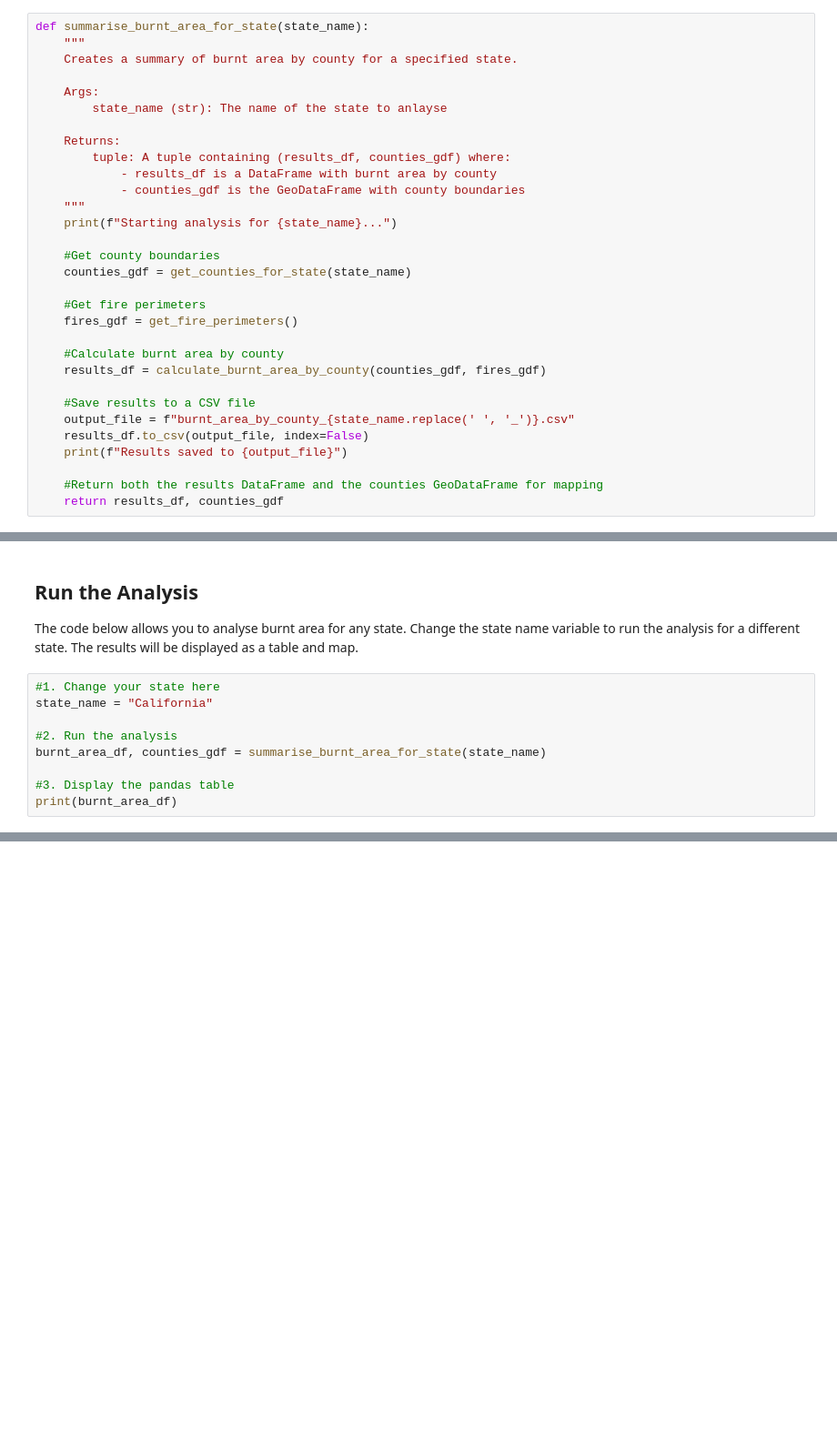
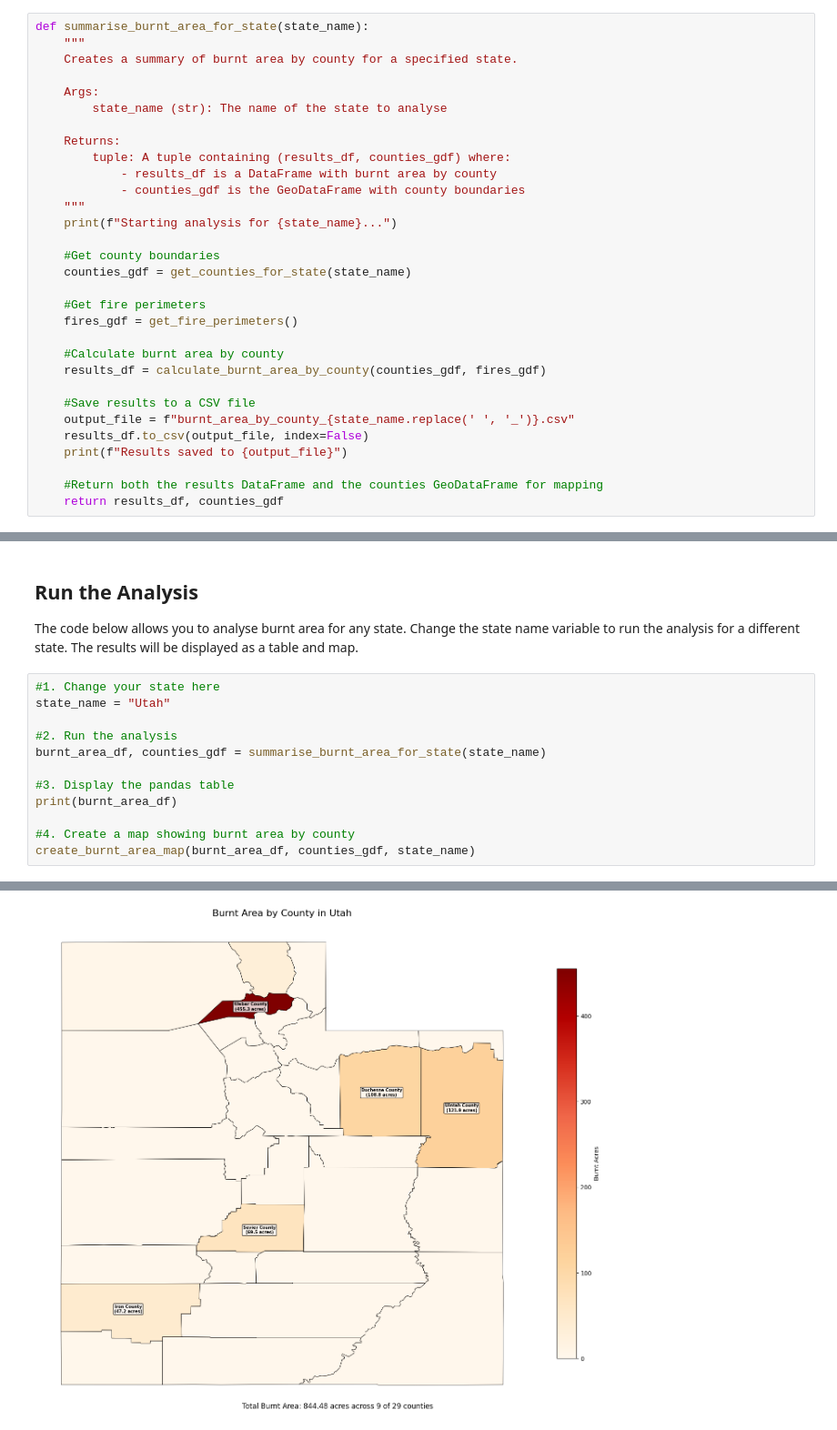
Before and after one commit to msainty8/EGM722_Michael_Sainty_Assignment_2, a Jupyter notebook: Wildfires_USA.ipynb, the cells around one changed output, grey strips where cells are left out. Shown at 91% size. Saved outputs shown, nothing was run; the diff lists cells and outputs as text; blank space fills up the shorter version.

```diff
--- a/Wildfires_USA.ipynb
+++ b/Wildfires_USA.ipynb
@@ -194,7 +195,7 @@ def summarise_burnt_area_for_state(state_name):
     Creates a summary of burnt area by county for a specified state.
 
     Args:
-        state_name (str): The name of the state to anlayse
+        state_name (str): The name of the state to analyse
 
     Returns:
         tuple: A tuple containing (results_df, counties_gdf) where:
@@ -225,11 +308,14 @@ def summarise_burnt_area_for_state(state_name):
 The code below allows you to analyse burnt area for any state. Change the state name variable to run the analysis for a different state. The results will be displayed as a table and map.
 # %%
 #1. Change your state here
-state_name = "California"
+state_name = "Utah"
 
 #2. Run the analysis
 burnt_area_df, counties_gdf = summarise_burnt_area_for_state(state_name)
 
 #3. Display the pandas table
 print(burnt_area_df)
+
+#4. Create a map showing burnt area by county
+create_burnt_area_map(burnt_area_df, counties_gdf, state_name)
 # %% [output]
@@ -252,0 +340 @@ Results saved to burnt_area_by_county_California.csv
+[figure, added]
```
Also changed, not shown: parts of 4 cells of this notebook, 1 other file.
